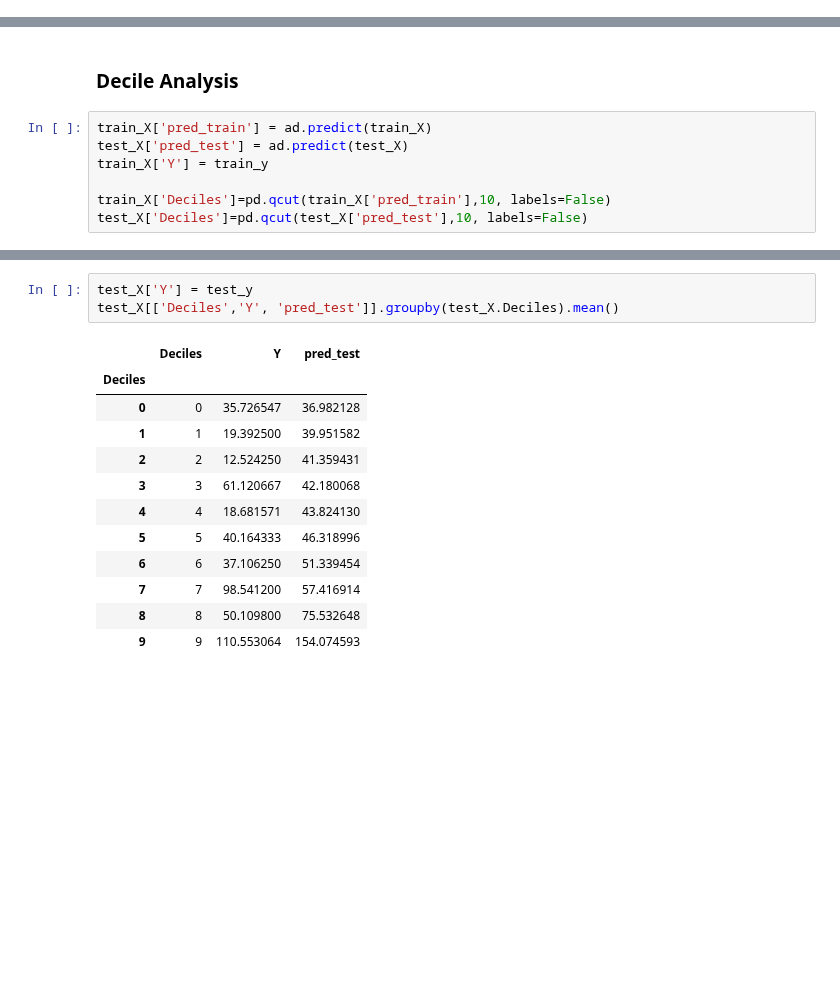
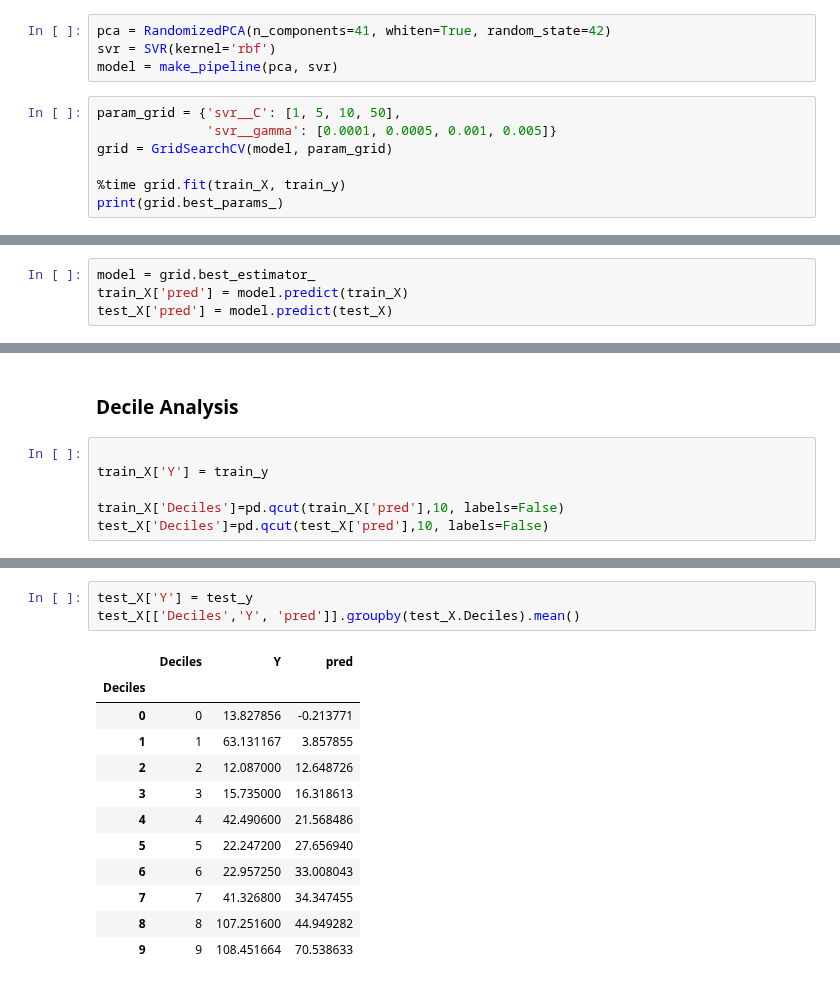
Before and after one commit to mkmritunjay/machineLearning, a Jupyter notebook: SVMRegressor.ipynb, the cells around one changed output, grey strips where cells are left out. Saved outputs shown, nothing was run; the diff lists cells and outputs as text; blank space fills up the shorter version.

```diff
--- a/SVMRegressor.ipynb
+++ b/SVMRegressor.ipynb
@@ -326,0 +287,11 @@ pred = ad.predict(train_X)
+# %%
+pca = RandomizedPCA(n_components=41, whiten=True, random_state=42)
+svr = SVR(kernel='rbf')
+model = make_pipeline(pca, svr)
+# %%
+param_grid = {'svr__C': [1, 5, 10, 50],
+              'svr__gamma': [0.0001, 0.0005, 0.001, 0.005]}
+grid = GridSearchCV(model, param_grid)
+
+%time grid.fit(train_X, train_y)
+print(grid.best_params_)
@@ -327 +302,5 @@ pred = ad.predict(train_X)
+# %%
+model = grid.best_estimator_
+train_X['pred'] = model.predict(train_X)
+test_X['pred'] = model.predict(test_X)
 # %%
@@ -349,10 +328,9 @@ R-Squre: -0.06901401358161197
 # %% [markdown]
 ### Decile Analysis
 # %%
-train_X['pred_train'] = ad.predict(train_X)
-test_X['pred_test'] = ad.predict(test_X)
+
 train_X['Y'] = train_y
 
-train_X['Deciles']=pd.qcut(train_X['pred_train'],10, labels=False)
-test_X['Deciles']=pd.qcut(test_X['pred_test'],10, labels=False)
+train_X['Deciles']=pd.qcut(train_X['pred'],10, labels=False)
+test_X['Deciles']=pd.qcut(test_X['pred'],10, labels=False)
 # %%
@@ -373,16 +351,16 @@ train_X[['Deciles','Y', 'pred_train']].groupby(train_X.Deciles).mean()
 # %%
 test_X['Y'] = test_y
-test_X[['Deciles','Y', 'pred_test']].groupby(test_X.Deciles).mean()
+test_X[['Deciles','Y', 'pred']].groupby(test_X.Deciles).mean()
 # %% [output]
-|  | Deciles | Y | pred_test |
+|  | Deciles | Y | pred |
 | Deciles |  |  |  |
-| 0 | 0 | 35.726547 | 36.982128 |
-| 1 | 1 | 19.392500 | 39.951582 |
-| 2 | 2 | 12.524250 | 41.359431 |
-| 3 | 3 | 61.120667 | 42.180068 |
-| 4 | 4 | 18.681571 | 43.824130 |
-| 5 | 5 | 40.164333 | 46.318996 |
-| 6 | 6 | 37.106250 | 51.339454 |
-| 7 | 7 | 98.541200 | 57.416914 |
-| 8 | 8 | 50.109800 | 75.532648 |
-| 9 | 9 | 110.553064 | 154.074593 |
+| 0 | 0 | 13.827856 | -0.213771 |
+| 1 | 1 | 63.131167 | 3.857855 |
+| 2 | 2 | 12.087000 | 12.648726 |
+| 3 | 3 | 15.735000 | 16.318613 |
+| 4 | 4 | 42.490600 | 21.568486 |
+| 5 | 5 | 22.247200 | 27.656940 |
+| 6 | 6 | 22.957250 | 33.008043 |
+| 7 | 7 | 41.326800 | 34.347455 |
+| 8 | 8 | 107.251600 | 44.949282 |
+| 9 | 9 | 108.451664 | 70.538633 |
```
Also changed, not shown: parts of 11 cells of this notebook.
